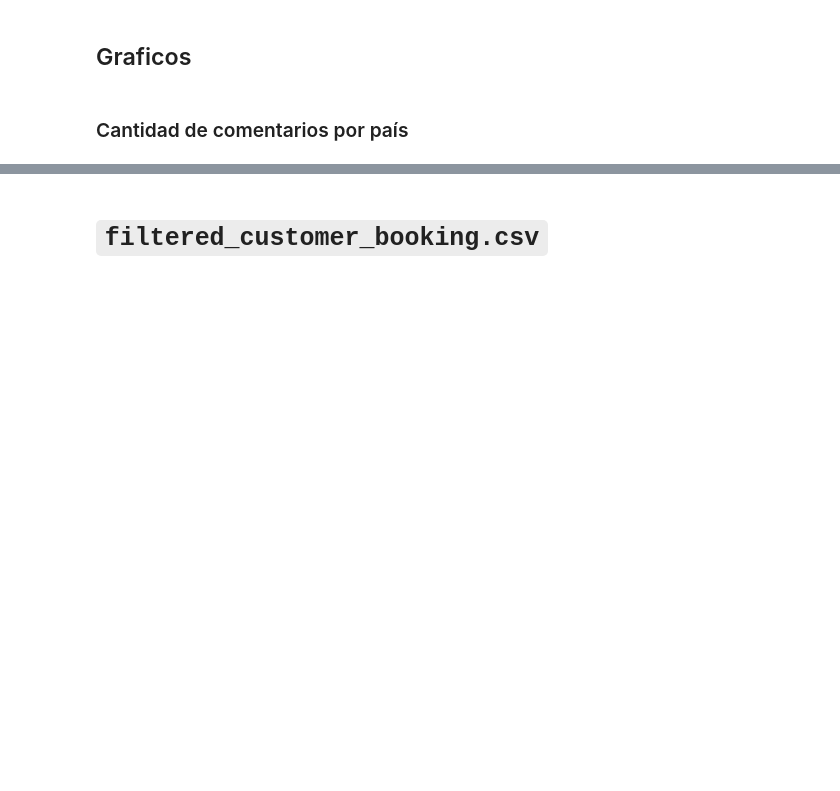
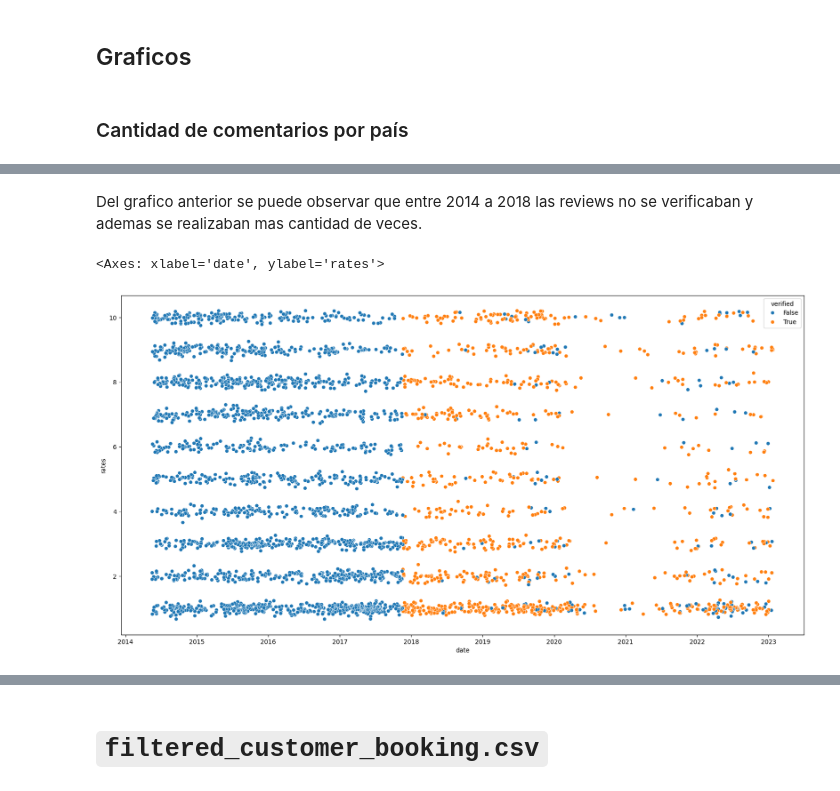
Before and after one commit to lcondoriz/tp1-orgaDatos, a Jupyter notebook: tp1.ipynb, the cells around one changed output, grey strips where cells are left out. Cells and saved outputs as stored; diff of their text form; code cells hidden in the pictures; blank space fills up the shorter version.

```diff
--- a/tp1.ipynb
+++ b/tp1.ipynb
@@ -226,0 +193,11 @@ plt.show()
+# %% [markdown]
+Del grafico anterior se puede observar que entre 2014 a 2018 las reviews no se verificaban y ademas se realizaban mas cantidad de veces.
+# %%
+fig, ax = plt.subplots(figsize=(20, 10))
+
+y_jittered = df_cleaned_reviews['rates'] + np.random.normal(0, 0.1, df_cleaned_reviews.shape[0])
+
+sns.scatterplot(x=df_cleaned_reviews['date'], y=y_jittered, hue=df_cleaned_reviews['verified'], ax=ax)
+# %% [output]
+<Axes: xlabel='date', ylabel='rates'>
+[figure, added]
```
Also changed, not shown: parts of 38 cells of this notebook, 4 other files.
